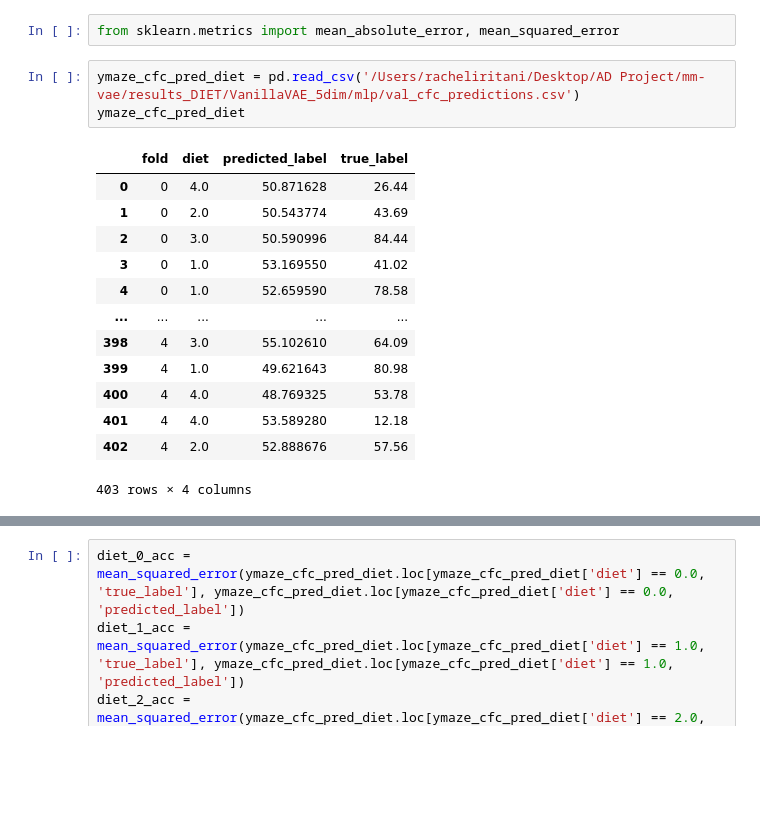
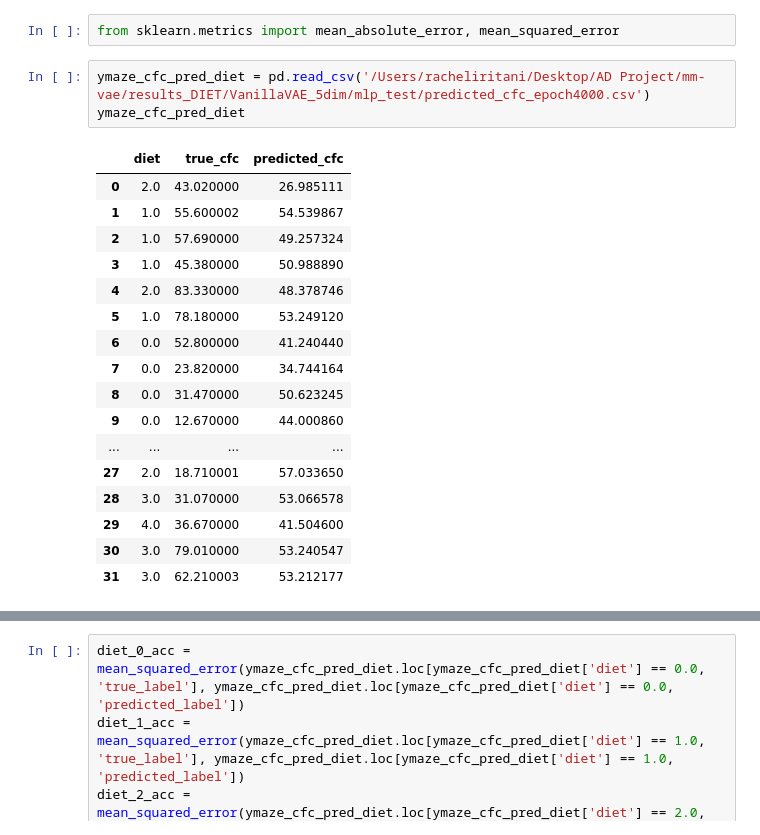
Before and after one commit to draeloslab/mm-vae, a Jupyter notebook: evaluate_mlp_output.ipynb, the cells around one changed output, grey strips where cells are left out. Drawn from its saved outputs; the diff is of its cells as text; blank space fills up the shorter version.

```diff
--- a/evaluate_mlp_output.ipynb
+++ b/evaluate_mlp_output.ipynb
@@ -114,19 +114,23 @@ ax[1].set_xbound(0, 0.06)
 # %%
 from sklearn.metrics import mean_absolute_error, mean_squared_error
 # %%
-ymaze_cfc_pred_diet = pd.read_csv('/Users/racheliritani/Desktop/AD Project/mm-vae/results_DIET/VanillaVAE_5dim/mlp/val_cfc_predictions.csv')
+ymaze_cfc_pred_diet = pd.read_csv('/Users/racheliritani/Desktop/AD Project/mm-vae/results_DIET/VanillaVAE_5dim/mlp_test/predicted_cfc_epoch4000.csv')
 ymaze_cfc_pred_diet
 # %% [output]
-|  | fold | diet | predicted_label | true_label |
-| 0 | 0 | 4.0 | 50.871628 | 26.44 |
-| 1 | 0 | 2.0 | 50.543774 | 43.69 |
-| 2 | 0 | 3.0 | 50.590996 | 84.44 |
-| 3 | 0 | 1.0 | 53.169550 | 41.02 |
-| 4 | 0 | 1.0 | 52.659590 | 78.58 |
-| ... | ... | ... | ... | ... |
-| 398 | 4 | 3.0 | 55.102610 | 64.09 |
-| 399 | 4 | 1.0 | 49.621643 | 80.98 |
-| 400 | 4 | 4.0 | 48.769325 | 53.78 |
-| 401 | 4 | 4.0 | 53.589280 | 12.18 |
-| 402 | 4 | 2.0 | 52.888676 | 57.56 |
+|  | diet | true_cfc | predicted_cfc |
+| 0 | 2.0 | 43.020000 | 26.985111 |
+| 1 | 1.0 | 55.600002 | 54.539867 |
+| 2 | 1.0 | 57.690000 | 49.257324 |
+| 3 | 1.0 | 45.380000 | 50.988890 |
+| 4 | 2.0 | 83.330000 | 48.378746 |
+| 5 | 1.0 | 78.180000 | 53.249120 |
+| 6 | 0.0 | 52.800000 | 41.240440 |
+| 7 | 0.0 | 23.820000 | 34.744164 |
+| 8 | 0.0 | 31.470000 | 50.623245 |
+| 9 | 0.0 | 12.670000 | 44.000860 |
+| ... | ... | ... | ... |
+| 27 | 2.0 | 18.710001 | 57.033650 |
+| 28 | 3.0 | 31.070000 | 53.066578 |
+| 29 | 4.0 | 36.670000 | 41.504600 |
+| 30 | 3.0 | 79.010000 | 53.240547 |
+| 31 | 3.0 | 62.210003 | 53.212177 |
-403 rows × 4 columns
```
Also changed, not shown: parts of 5 cells of this notebook, 30 other files.
